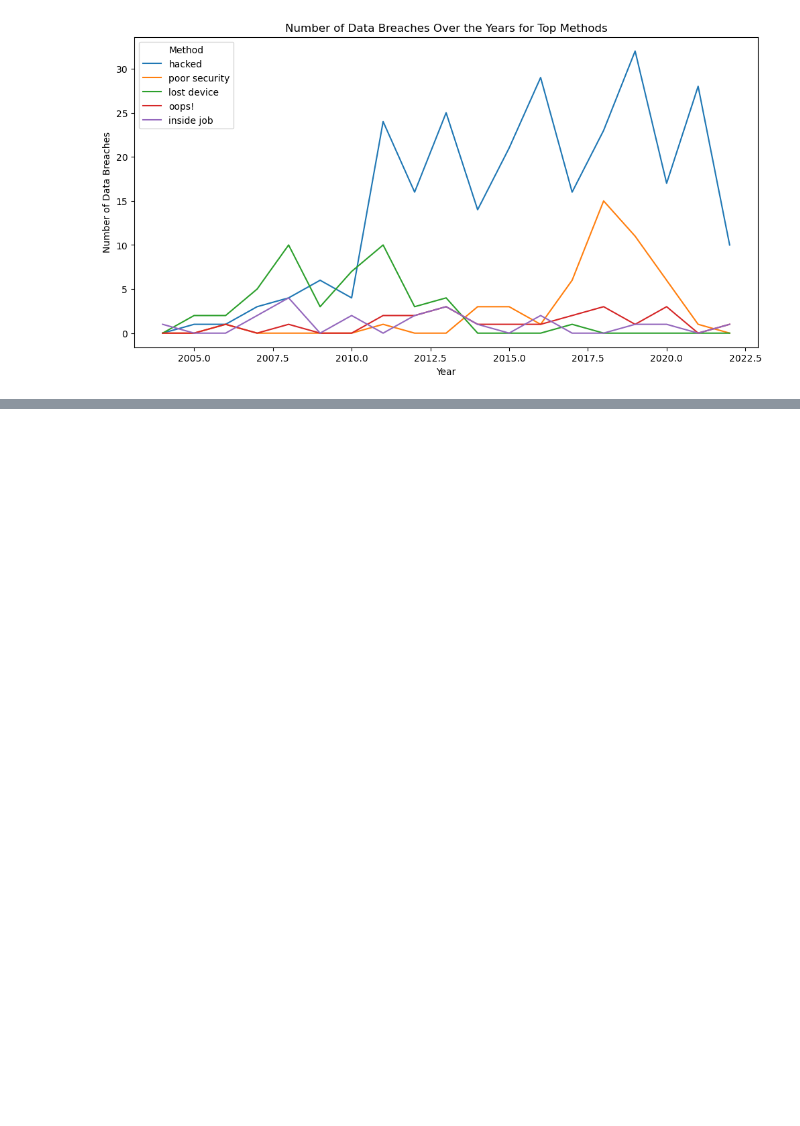
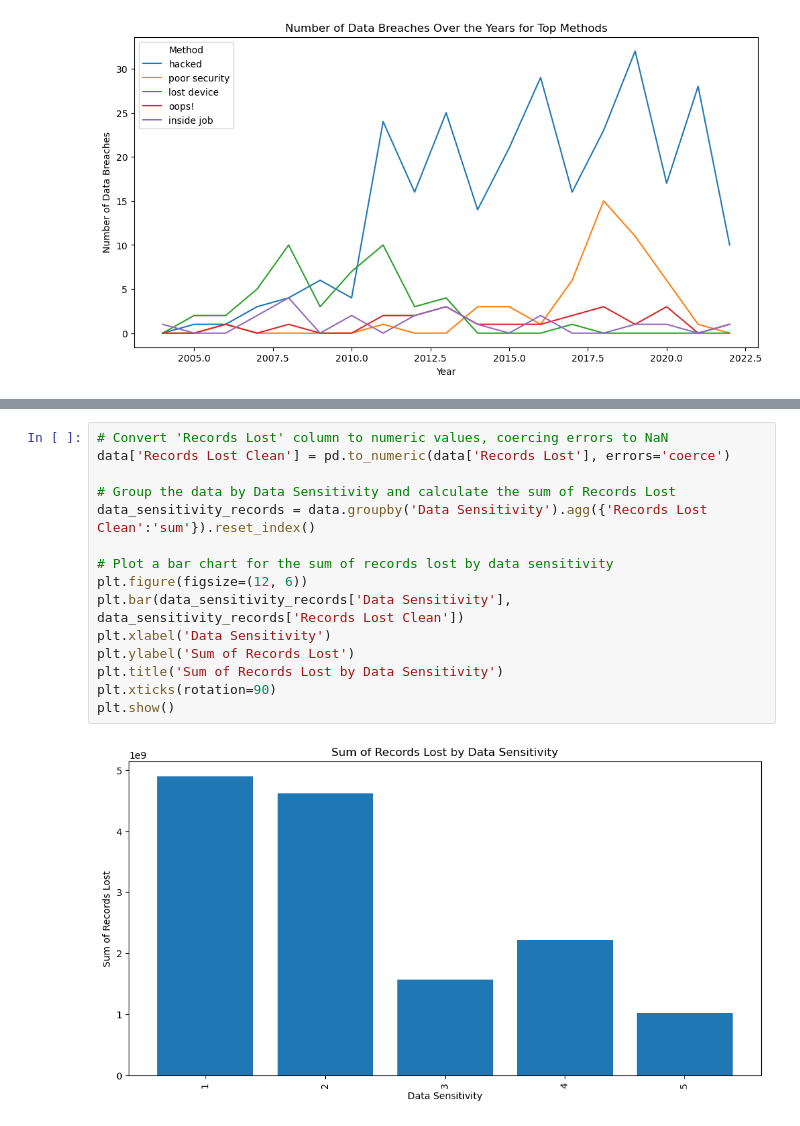
Before and after one commit to raj-rajat/World-s-Biggest-Data-Breaches-Hacks, a Jupyter notebook: world-s-biggest-data-breaches-hacks.ipynb, the cells around one changed output, grey strips where cells are left out. Cells and saved outputs as stored; diff of their text form; blank space fills up the shorter version.

```diff
--- a/world-s-biggest-data-breaches-hacks.ipynb
+++ b/world-s-biggest-data-breaches-hacks.ipynb
@@ -564,0 +600,17 @@ plt.show()
+# %%
+# Convert 'Records Lost' column to numeric values, coercing errors to NaN
+data['Records Lost Clean'] = pd.to_numeric(data['Records Lost'], errors='coerce')
+
+# Group the data by Data Sensitivity and calculate the sum of Records Lost
+data_sensitivity_records = data.groupby('Data Sensitivity').agg({'Records Lost Clean':'sum'}).reset_index()
+
+# Plot a bar chart for the sum of records lost by data sensitivity
+plt.figure(figsize=(12, 6))
+plt.bar(data_sensitivity_records['Data Sensitivity'], data_sensitivity_records['Records Lost Clean'])
+plt.xlabel('Data Sensitivity')
+plt.ylabel('Sum of Records Lost')
+plt.title('Sum of Records Lost by Data Sensitivity')
+plt.xticks(rotation=90)
+plt.show()
+# %% [output]
+[figure, added]
```
Also changed, not shown: parts of 11 cells of this notebook.
